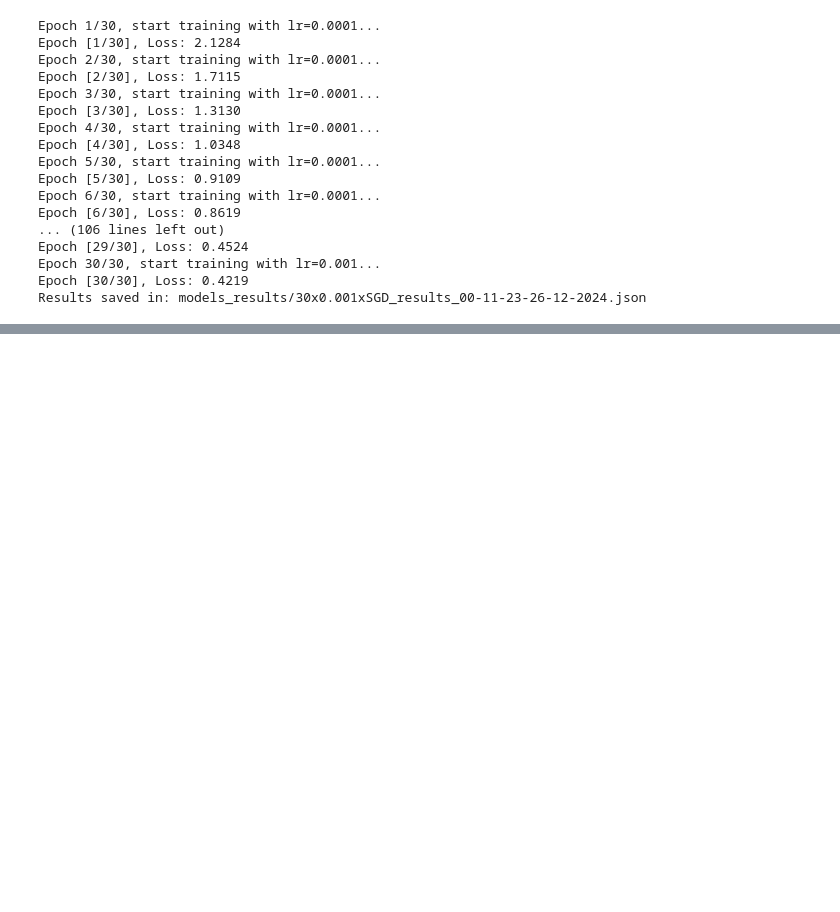
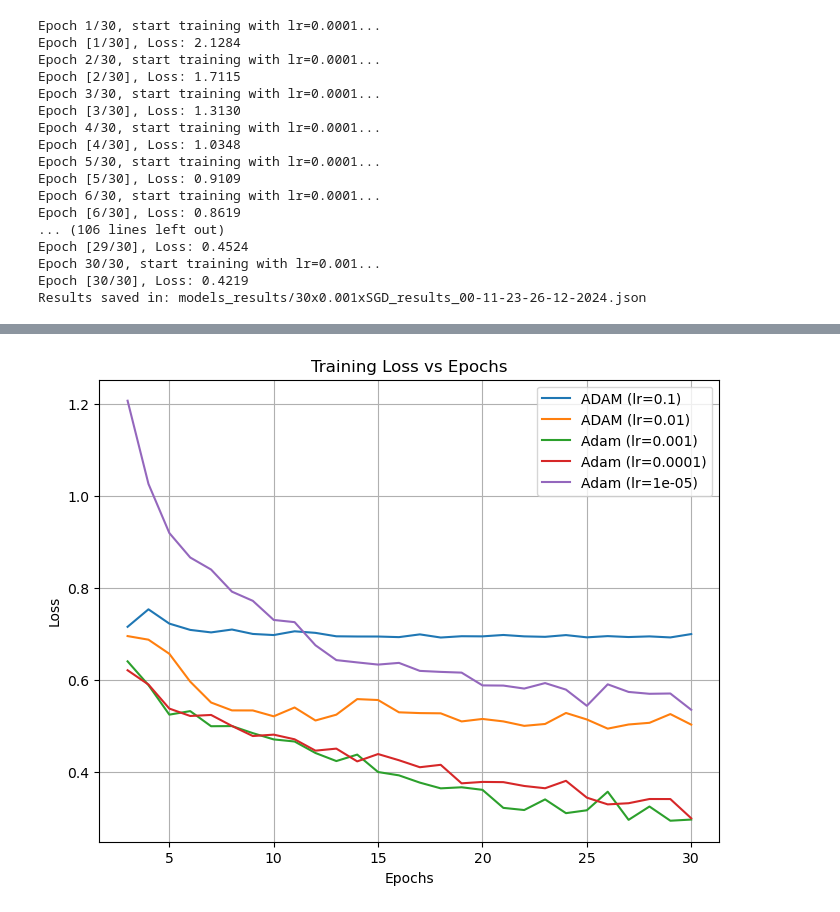
Before and after one commit to mouradianelen/VoiceRecognition, a Jupyter notebook: graphs.ipynb, the cells around one changed output, grey strips where cells are left out. Drawn from its saved outputs; the diff is of its cells as text; code cells hidden in the pictures; blank space fills up the shorter version.

```diff
--- a/graphs.ipynb
+++ b/graphs.ipynb
@@ -352,0 +356,18 @@ plt.show()
+# %%
+fig, ax = plt.subplots(figsize=(8, 6))
+
+results_path = "models_results/" + "30x0.1xAdamx1560_12-24-20-26-12-2024.json"
+plot_training_results(ax, results_path, label_prefix="ADAM", start_epoch=3)
+results_path = "models_results/" + "30x0.01xAdamx1560_12-57-19-26-12-2024.json"
+plot_training_results(ax, results_path, label_prefix="ADAM", start_epoch=3)
+results_path = "models_results/" + "30x0.001xAdamx1560_51-07-19-26-12-2024.json"
+plot_training_results(ax, results_path, label_prefix="Adam", start_epoch=3)
+results_path = "models_results/" + "30x0.0001xAdamx1560_08-50-18-26-12-2024.json"
+plot_training_results(ax, results_path, label_prefix="Adam", start_epoch=3)
+results_path = "models_results/" + "30x1e-05xAdamx1560_00-29-18-26-12-2024.json"
+plot_training_results(ax, results_path, label_prefix="Adam",   start_epoch=3)
+
+plt.title("Training Loss vs Epochs")
+plt.show()
+# %% [output]
+[figure, added]
```
Also changed, not shown: parts of 3 cells of this notebook, 1 other file.
